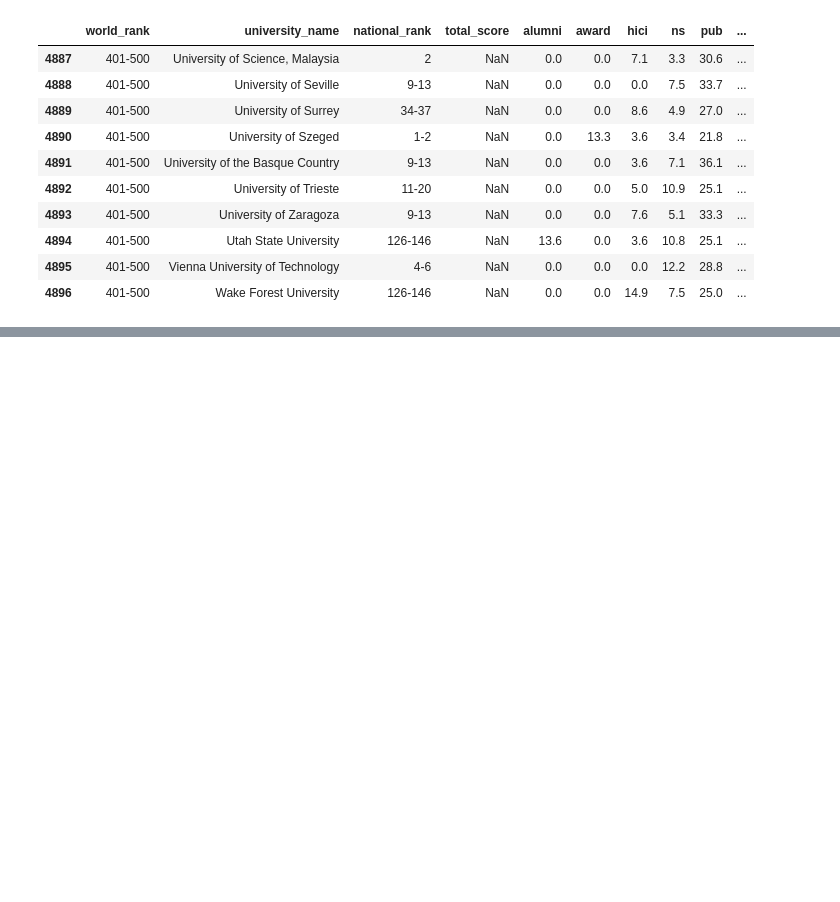
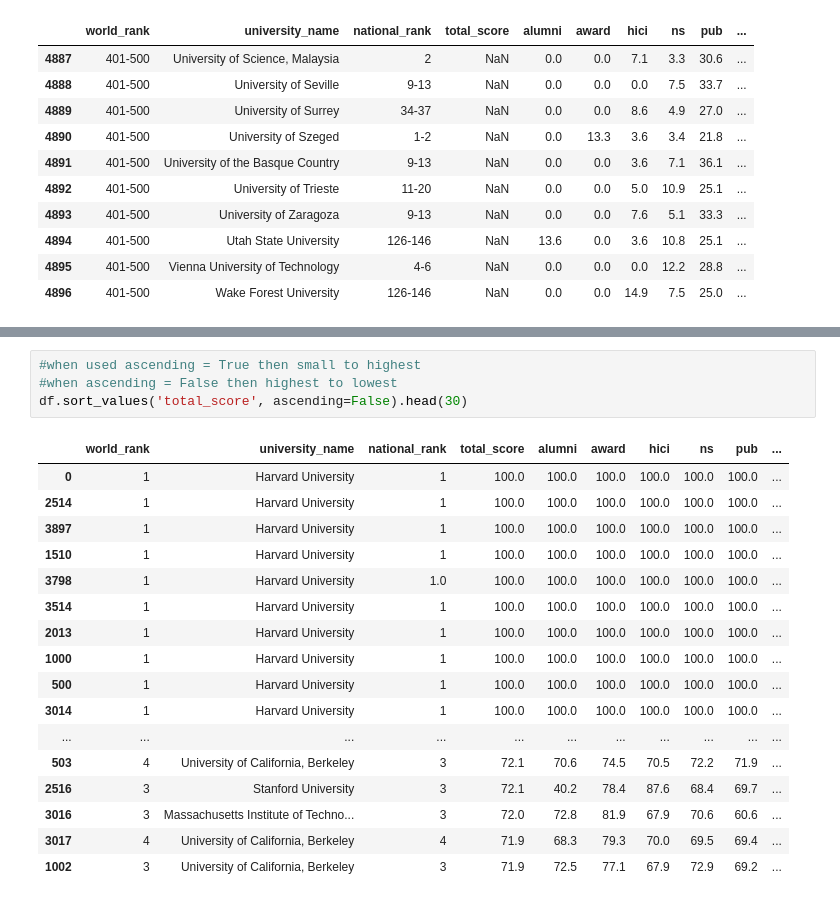
Before and after one commit to jobayed80/Machine_Learning_Learning_Course, a Jupyter notebook: Import_pandas_CSV_File_Read.ipynb, the cells around one changed output, grey strips where cells are left out. Drawn from its saved outputs; the diff is of its cells as text; blank space fills up the shorter version.

```diff
--- a/Import_pandas_CSV_File_Read.ipynb
+++ b/Import_pandas_CSV_File_Read.ipynb
@@ -82,0 +160,22 @@ df.tail(10)
+# %%
+#when used ascending = True then small to highest
+#when ascending = False then highest to lowest
+df.sort_values('total_score', ascending=False).head(30)
+# %% [output]
+|  | world_rank | university_name | national_rank | total_score | alumni | award | hici | ns | pub | ... |
+| 0 | 1 | Harvard University | 1 | 100.0 | 100.0 | 100.0 | 100.0 | 100.0 | 100.0 | ... |
+| 2514 | 1 | Harvard University | 1 | 100.0 | 100.0 | 100.0 | 100.0 | 100.0 | 100.0 | ... |
+| 3897 | 1 | Harvard University | 1 | 100.0 | 100.0 | 100.0 | 100.0 | 100.0 | 100.0 | ... |
+| 1510 | 1 | Harvard University | 1 | 100.0 | 100.0 | 100.0 | 100.0 | 100.0 | 100.0 | ... |
+| 3798 | 1 | Harvard University | 1.0 | 100.0 | 100.0 | 100.0 | 100.0 | 100.0 | 100.0 | ... |
+| 3514 | 1 | Harvard University | 1 | 100.0 | 100.0 | 100.0 | 100.0 | 100.0 | 100.0 | ... |
+| 2013 | 1 | Harvard University | 1 | 100.0 | 100.0 | 100.0 | 100.0 | 100.0 | 100.0 | ... |
+| 1000 | 1 | Harvard University | 1 | 100.0 | 100.0 | 100.0 | 100.0 | 100.0 | 100.0 | ... |
+| 500 | 1 | Harvard University | 1 | 100.0 | 100.0 | 100.0 | 100.0 | 100.0 | 100.0 | ... |
+| 3014 | 1 | Harvard University | 1 | 100.0 | 100.0 | 100.0 | 100.0 | 100.0 | 100.0 | ... |
+| ... | ... | ... | ... | ... | ... | ... | ... | ... | ... | ... |
+| 503 | 4 | University of California, Berkeley | 3 | 72.1 | 70.6 | 74.5 | 70.5 | 72.2 | 71.9 | ... |
+| 2516 | 3 | Stanford University | 3 | 72.1 | 40.2 | 78.4 | 87.6 | 68.4 | 69.7 | ... |
+| 3016 | 3 | Massachusetts Institute of Techno... | 3 | 72.0 | 72.8 | 81.9 | 67.9 | 70.6 | 60.6 | ... |
+| 3017 | 4 | University of California, Berkeley | 4 | 71.9 | 68.3 | 79.3 | 70.0 | 69.5 | 69.4 | ... |
+| 1002 | 3 | University of California, Berkeley | 3 | 71.9 | 72.5 | 77.1 | 67.9 | 72.9 | 69.2 | ... |
```
Also changed, not shown: parts of 9 cells of this notebook.
